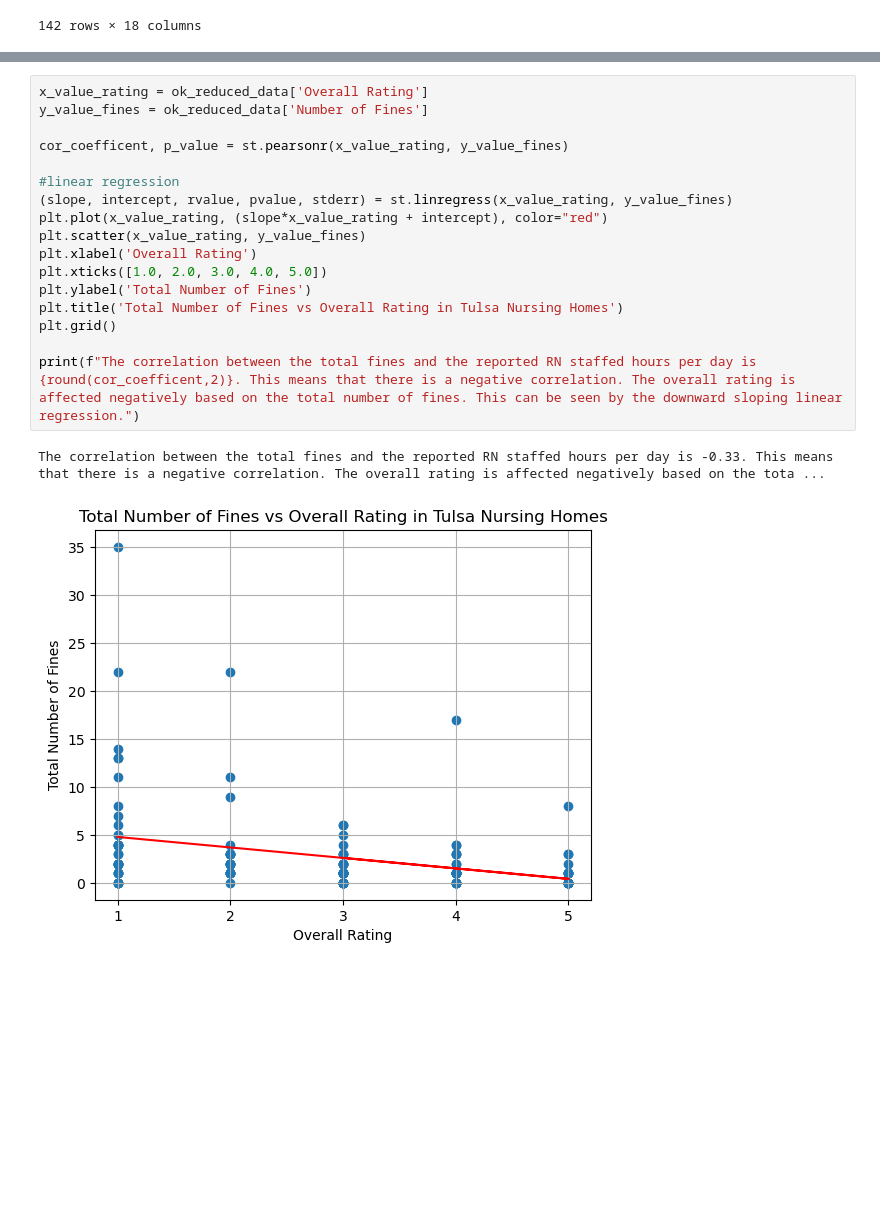
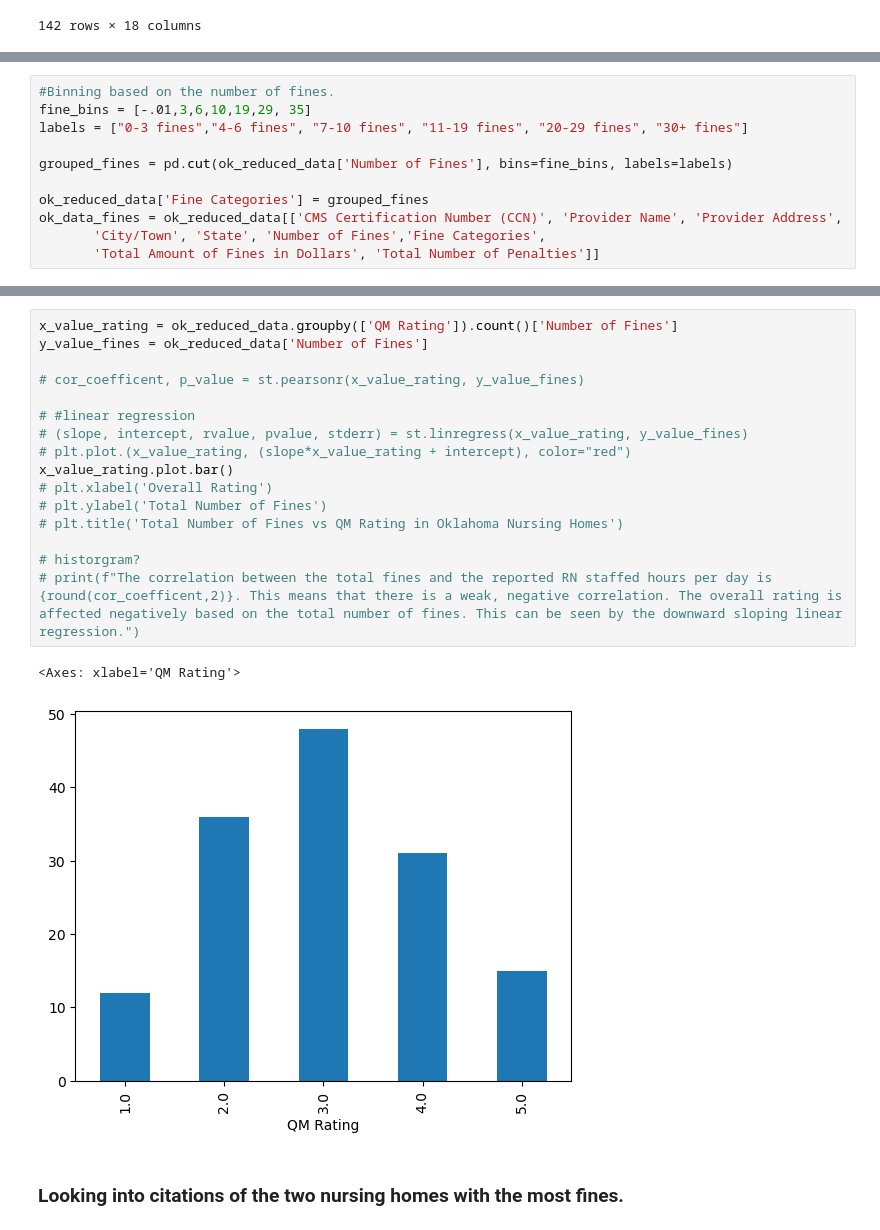
Before and after one commit to wanderfarther/Project_1, a Jupyter notebook: nursing_home_comparisons.ipynb, the cells around one changed output, grey strips where cells are left out. Cells and saved outputs as stored; diff of their text form; blank space fills up the shorter version.

Commit message:
Adding code and pngs of graphs

```diff
--- a/nursing_home_comparisons.ipynb
+++ b/nursing_home_comparisons.ipynb
@@ -218,0 +127,11 @@ plt.tight_layout()
+# %%
+#Binning based on the number of fines.
+fine_bins = [-.01,3,6,10,19,29, 35]
+labels = ["0-3 fines","4-6 fines", "7-10 fines", "11-19 fines", "20-29 fines", "30+ fines"]
+
+grouped_fines = pd.cut(ok_reduced_data['Number of Fines'], bins=fine_bins, labels=labels)
+
+ok_reduced_data['Fine Categories'] = grouped_fines
+ok_data_fines = ok_reduced_data[['CMS Certification Number (CCN)', 'Provider Name', 'Provider Address',
+       'City/Town', 'State', 'Number of Fines','Fine Categories',
+       'Total Amount of Fines in Dollars', 'Total Number of Penalties']]
@@ -242,20 +204,21 @@ The correlation between the total fines and the reported RN staffed hours per da
 # %%
-x_value_rating = ok_reduced_data['Overall Rating']
+x_value_rating = ok_reduced_data.groupby(['QM Rating']).count()['Number of Fines']
 y_value_fines = ok_reduced_data['Number of Fines']
 
-cor_coefficent, p_value = st.pearsonr(x_value_rating, y_value_fines)
+# cor_coefficent, p_value = st.pearsonr(x_value_rating, y_value_fines)
 
-#linear regression
-(slope, intercept, rvalue, pvalue, stderr) = st.linregress(x_value_rating, y_value_fines)
-plt.plot(x_value_rating, (slope*x_value_rating + intercept), color="red")
-plt.scatter(x_value_rating, y_value_fines)
-plt.xlabel('Overall Rating')
-plt.xticks([1.0, 2.0, 3.0, 4.0, 5.0])
-plt.ylabel('Total Number of Fines')
-plt.title('Total Number of Fines vs Overall Rating in Tulsa Nursing Homes')
-plt.grid()
+# #linear regression
+# (slope, intercept, rvalue, pvalue, stderr) = st.linregress(x_value_rating, y_value_fines)
+# plt.plot.(x_value_rating, (slope*x_value_rating + intercept), color="red")
+x_value_rating.plot.bar()
+# plt.xlabel('Overall Rating')
+# plt.ylabel('Total Number of Fines')
+# plt.title('Total Number of Fines vs QM Rating in Oklahoma Nursing Homes')
 
-print(f"The correlation between the total fines and the reported RN staffed hours per day is {round(cor_coefficent,2)}. This means that there is a negative correlation. The overall rating is affected negatively based on the total number of fines. This can be seen by the downward sloping linear regression.")
+# historgram?
+# print(f"The correlation between the total fines and the reported RN staffed hours per day is {round(cor_coefficent,2)}. This means that there is a weak, negative correlation. The overall rating is affected negatively based on the total number of fines. This can be seen by the downward sloping linear regression.")
 # %% [output]
-The correlation between the total fines and the reported RN staffed hours per day is -0.33. This means that there is a negative correlation. The overall rating is affected negatively based on the tota ...
+<Axes: xlabel='QM Rating'>
-[figure, old version]
+[figure, new version]
+# %% [markdown]
+### Looking into citations of the two nursing homes with the most fines.
```
Also changed, not shown: parts of 29 cells of this notebook, 5 other files.
